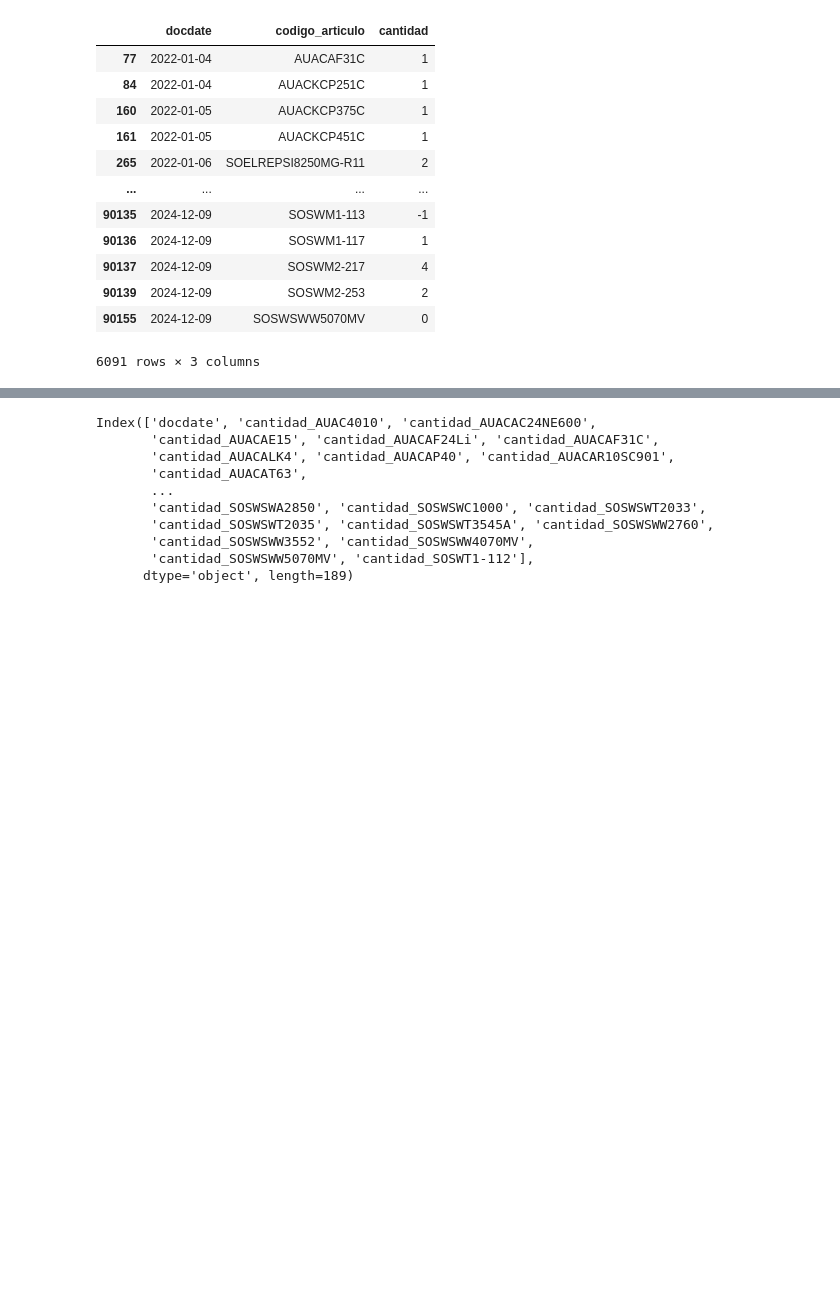
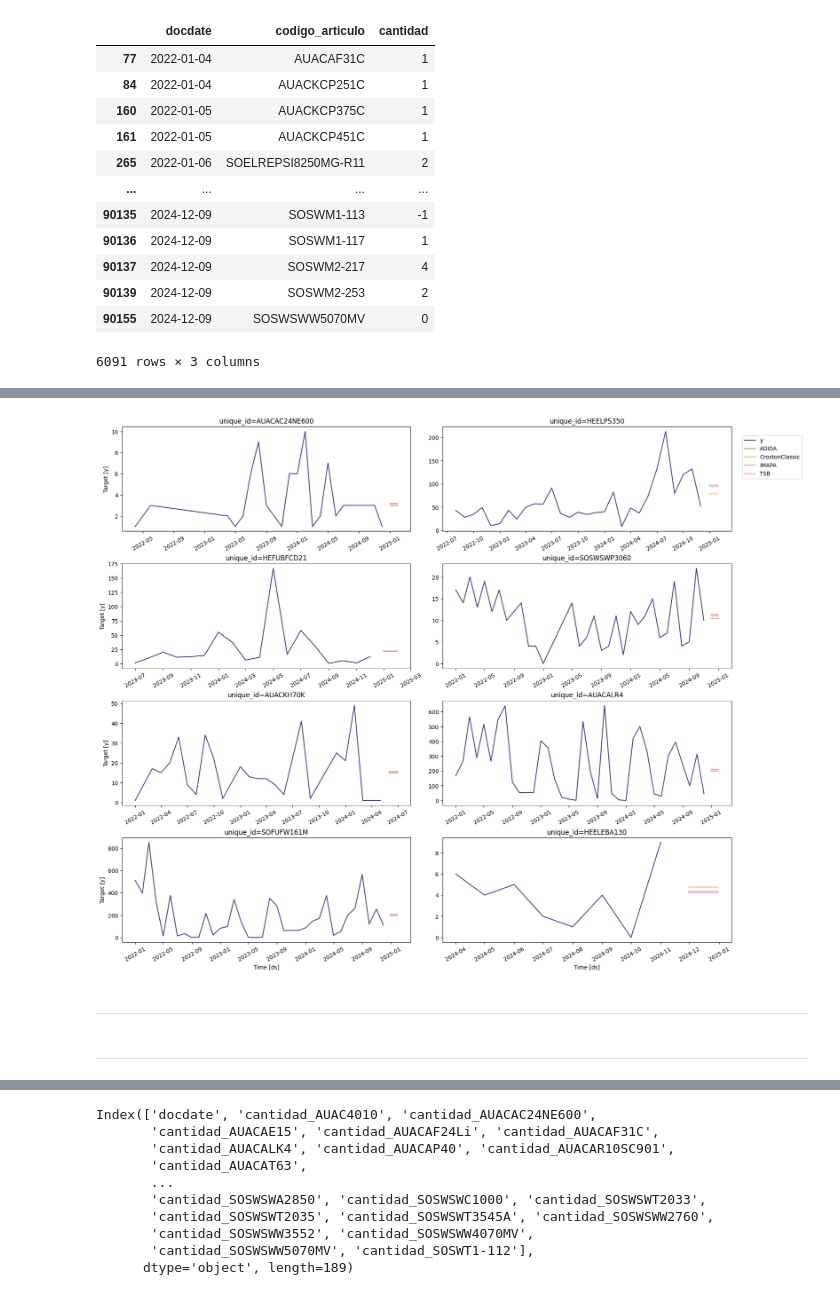
Before and after one commit to luemartinezro/ujueta_project, a Jupyter notebook: mod_data_apilada_Dda_low.ipynb, the cells around one changed output, grey strips where cells are left out. Drawn from its saved outputs; the diff is of its cells as text; code cells hidden in the pictures; blank space fills up the shorter version.

Commit message:
modification in low demanda organize model extremely low

```diff
--- a/mod_data_apilada_Dda_low.ipynb
+++ b/mod_data_apilada_Dda_low.ipynb
@@ -687,0 +725,16 @@ Name: count, Length: 188, dtype: int64
+# %%
+#========================================================================================================================================
+# Ajuste de Datos para statsforecast
+#========================================================================================================================================
+
+#-- Dato de ejemplo para función
+
+def data_sf(df, date = 'docdate', y = 'cantidad', unique_id = 'codigo_articulo'):
+    df_m = df[[date, y, unique_id]]
+    df_m.rename(columns={date : 'ds', y :'y', unique_id: 'unique_id'}, inplace=True)
+
+    return df_m
+
+df_extralow = data_sf(extra_low, date = 'docdate', y = 'cantidad', unique_id = 'codigo_articulo')
+df_extralow
+df_extralow.info()
@@ -687,0 +752,11 @@ Name: count, Length: 188, dtype: int64
+# %%
+# monthly summarization
+df_lower = sumarizar_a_mensual(
+    df_extralow,
+    fecha_col='ds',
+    suma_col='y',
+    agrupar_por=['unique_id']
+)
+
+df_lower.rename(columns={'date':'ds', 'unique_id':'unique_id', 'y':'y'}, inplace=True)
+print(df_lower)
@@ -687,0 +832,9 @@ Name: count, Length: 188, dtype: int64
+# %%
+# StatsForecast.plot(df_m)
+
+# Instanciando StatsForecast como sf
+sf = StatsForecast(
+    models=models,
+    freq='M', #MS
+    n_jobs=-1,
+)
@@ -687,0 +889,7 @@ Name: count, Length: 188, dtype: int64
+# %%
+#--- Selección del mejor modelo
+fcst_dflow = sf.forecast(df=df_lower,
+                      h=horizon,
+                      ## level=[90]
+                     )
+fcst_dflow.head(10)
@@ -688 +909,9 @@ Name: count, Length: 188, dtype: int64
+# %%
+sf.plot(df_lower,fcst_dflow)
+# %% [output]
+[figure, added]
+# %% [markdown]
+****
+# %% [markdown]
+****
 # %%
```
Also changed, not shown: parts of 13 cells of this notebook.
